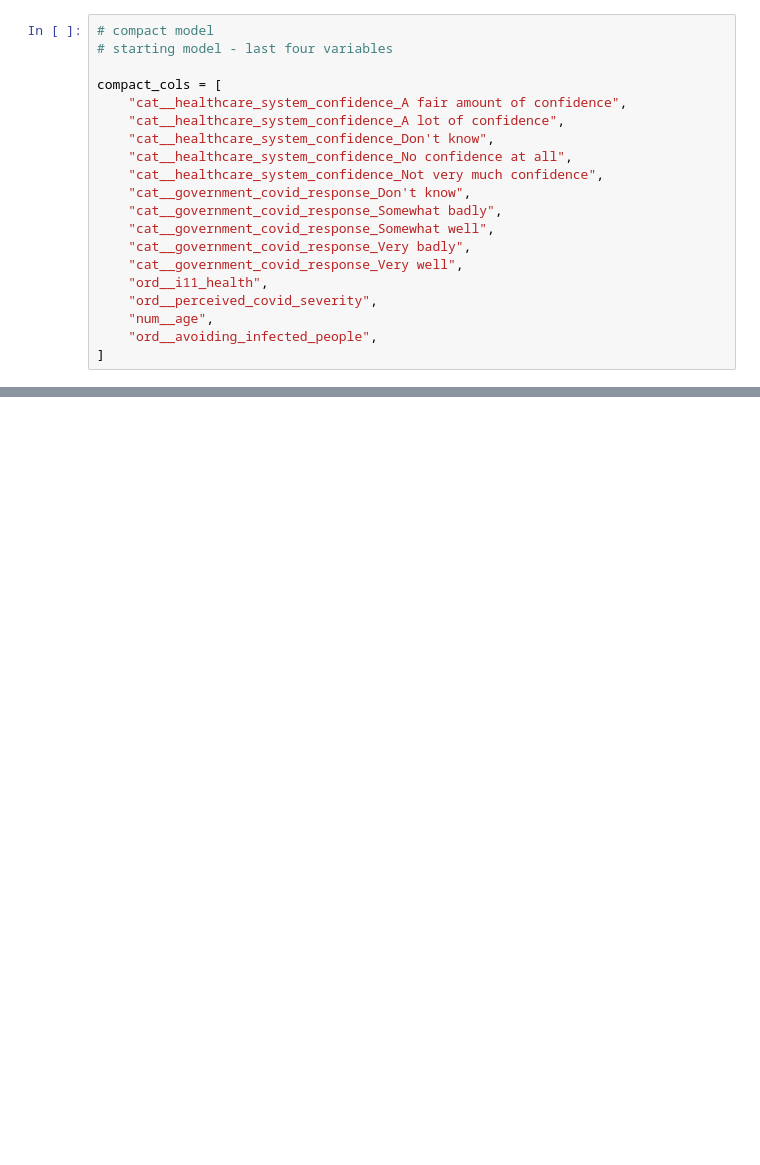
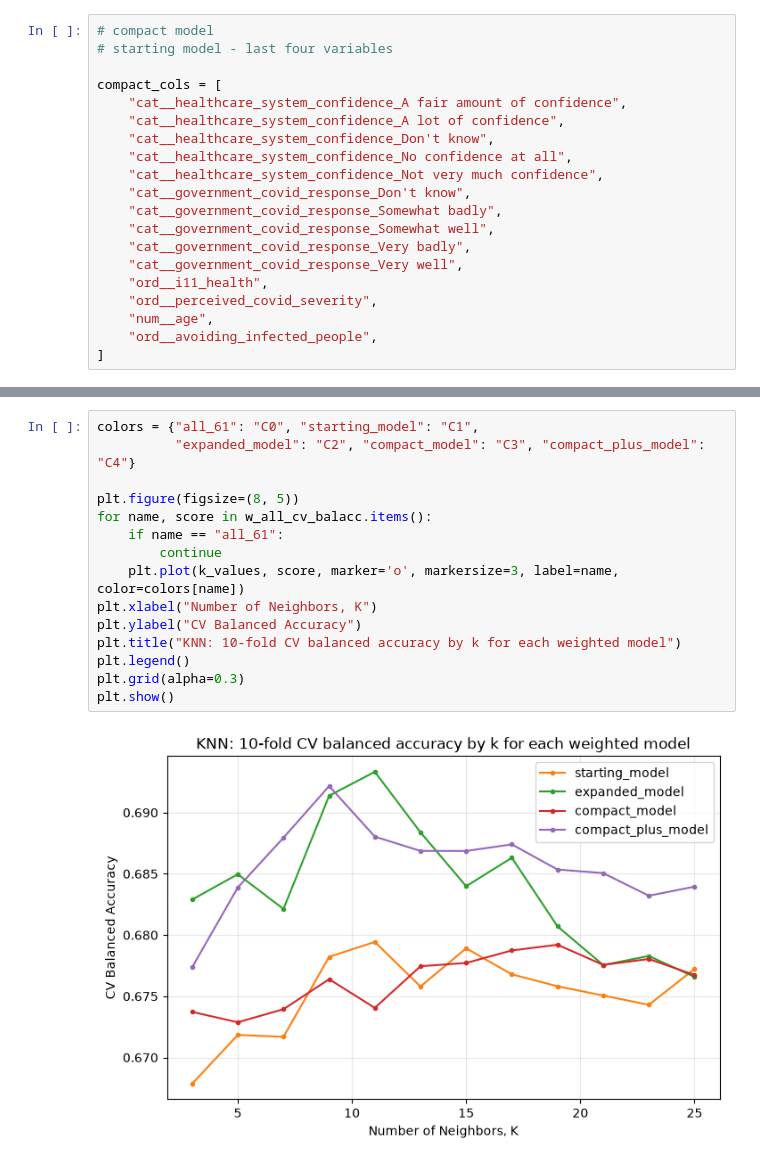
Before and after one commit to Jellia1225/Group9_Covid_Project, a Jupyter notebook: model-selection.ipynb, the cells around one changed output, grey strips where cells are left out. Drawn from its saved outputs; the diff is of its cells as text; blank space fills up the shorter version.

```diff
--- a/model-selection.ipynb
+++ b/model-selection.ipynb
@@ -208,0 +297,17 @@ plt.show()
+# %%
+colors = {"all_61": "C0", "starting_model": "C1",
+          "expanded_model": "C2", "compact_model": "C3", "compact_plus_model": "C4"}
+
+plt.figure(figsize=(8, 5))
+for name, score in w_all_cv_balacc.items():
+    if name == "all_61":
+        continue
+    plt.plot(k_values, score, marker='o', markersize=3, label=name, color=colors[name])
+plt.xlabel("Number of Neighbors, K")
+plt.ylabel("CV Balanced Accuracy")
+plt.title("KNN: 10-fold CV balanced accuracy by k for each weighted model")
+plt.legend()
+plt.grid(alpha=0.3)
+plt.show()
+# %% [output]
+[figure, added]
```
Also changed, not shown: parts of 9 cells of this notebook.
